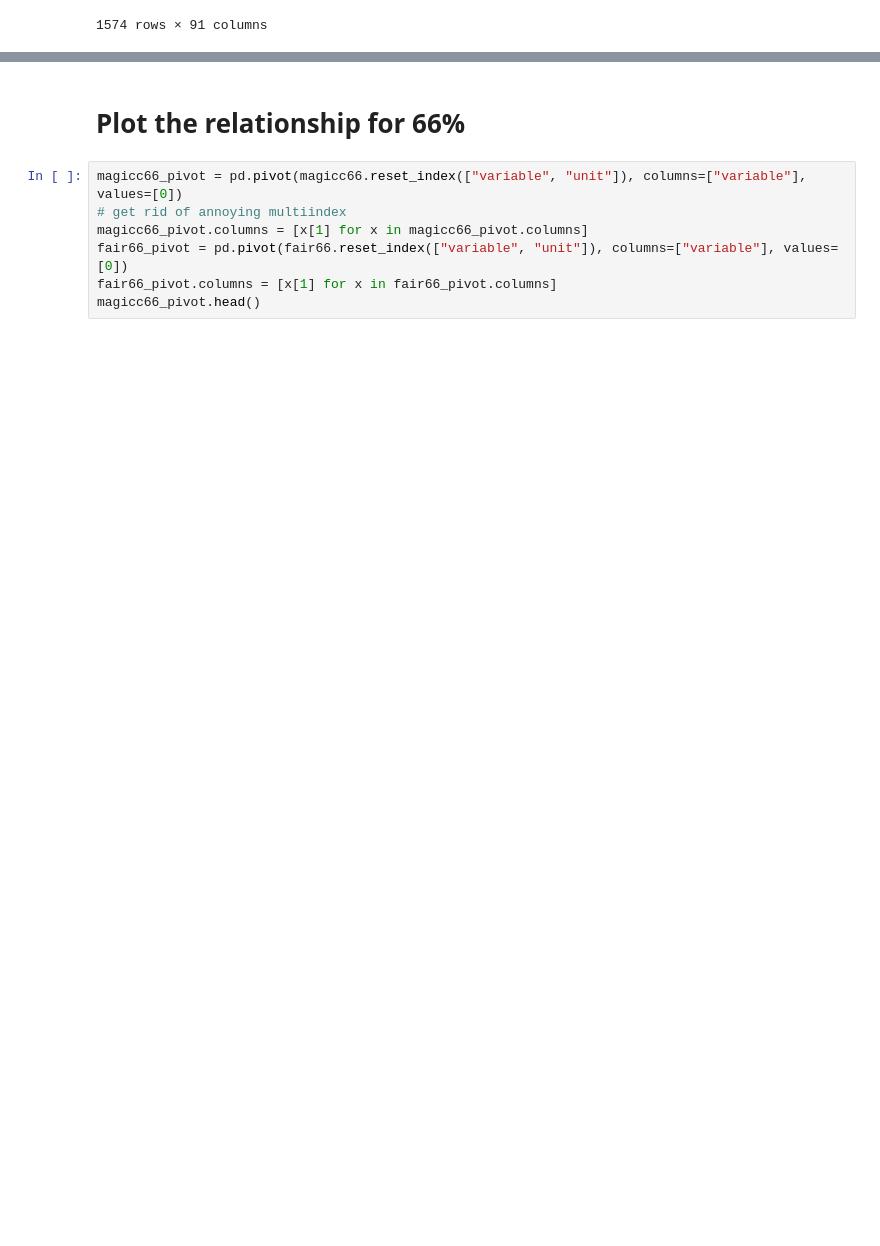
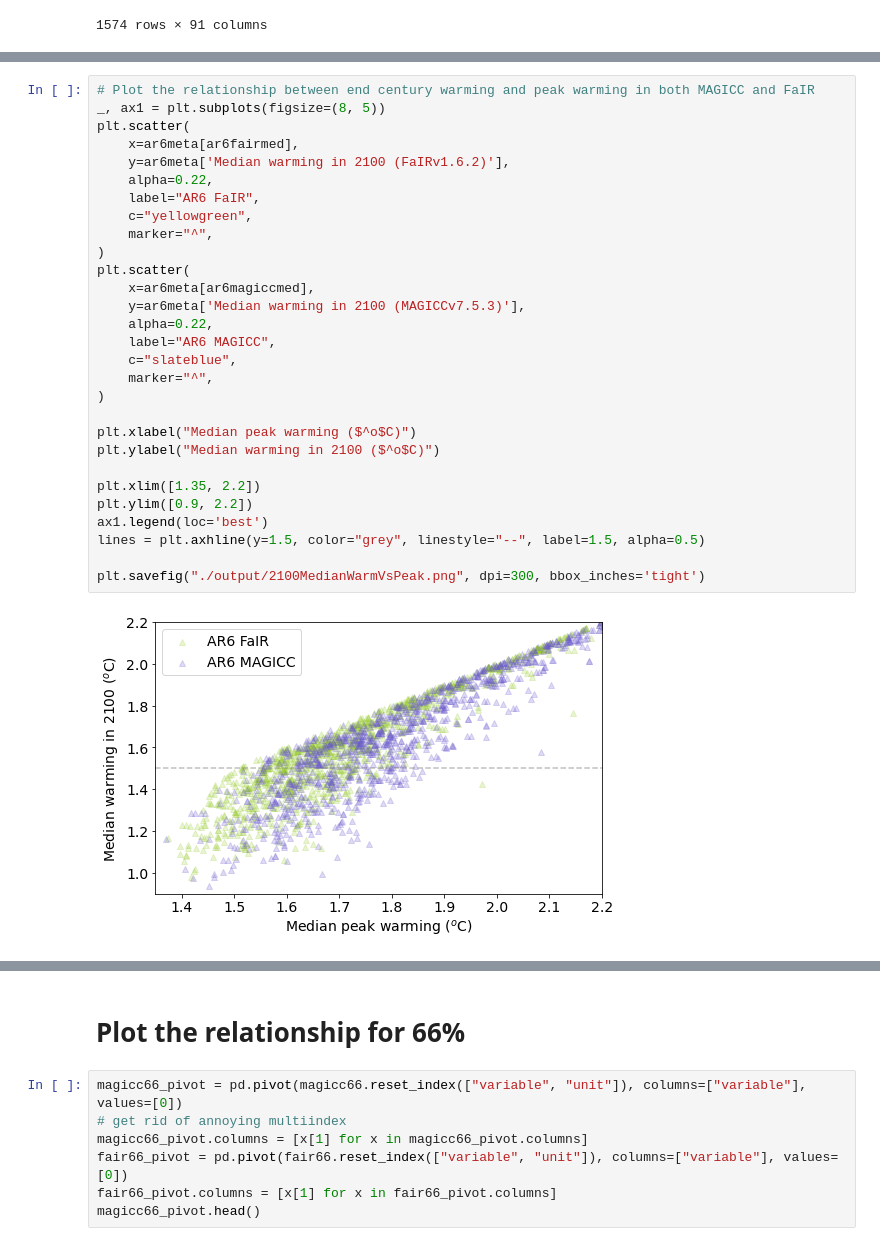
Before and after one commit to Rlamboll/HowBelowIsWellBelow, a Jupyter notebook: MapExceedanceProbToMedianWarming.ipynb, the cells around one changed output, grey strips where cells are left out. Cells and saved outputs as stored; diff of their text form; blank space fills up the shorter version.

```diff
--- a/MapExceedanceProbToMedianWarming.ipynb
+++ b/MapExceedanceProbToMedianWarming.ipynb
@@ -262,0 +264,31 @@ plt.savefig("./output/2100MedianWarmVsPeak.png", dpi=300, bbox_inches='tight')
+# %%
+# Plot the relationship between end century warming and peak warming in both MAGICC and FaIR
+_, ax1 = plt.subplots(figsize=(8, 5))
+plt.scatter(
+    x=ar6meta[ar6fairmed],
+    y=ar6meta['Median warming in 2100 (FaIRv1.6.2)'],
+    alpha=0.22,
+    label="AR6 FaIR",
+    c="yellowgreen",
+    marker="^",
+)
+plt.scatter(
+    x=ar6meta[ar6magiccmed],
+    y=ar6meta['Median warming in 2100 (MAGICCv7.5.3)'],
+    alpha=0.22,
+    label="AR6 MAGICC",
+    c="slateblue",
+    marker="^",
+)
+
+plt.xlabel("Median peak warming ($^o$C)")
+plt.ylabel("Median warming in 2100 ($^o$C)")
+
+plt.xlim([1.35, 2.2])
+plt.ylim([0.9, 2.2])
+ax1.legend(loc='best')
+lines = plt.axhline(y=1.5, color="grey", linestyle="--", label=1.5, alpha=0.5)
+
+plt.savefig("./output/2100MedianWarmVsPeak.png", dpi=300, bbox_inches='tight')
+# %% [output]
+[figure, added]
```
Also changed, not shown: parts of 12 cells of this notebook, 2 other files.
